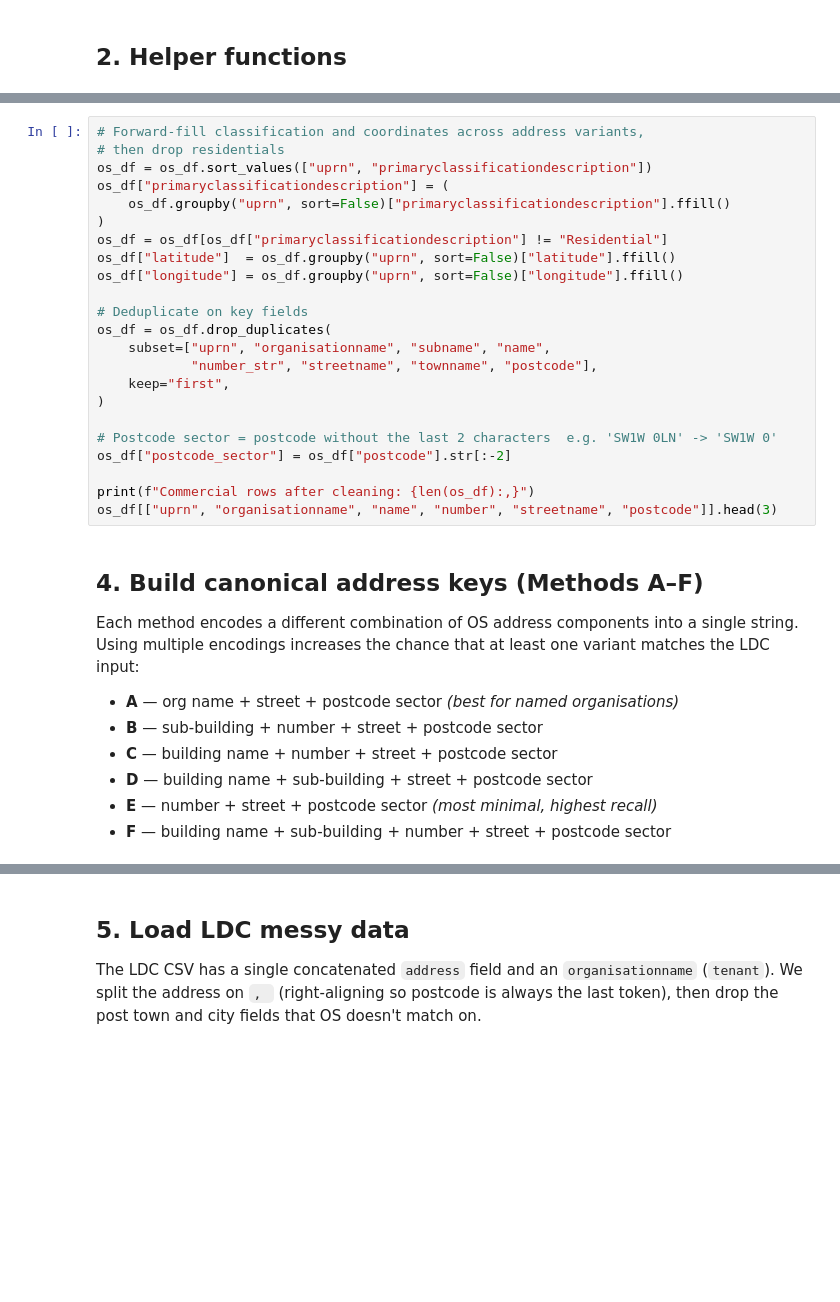
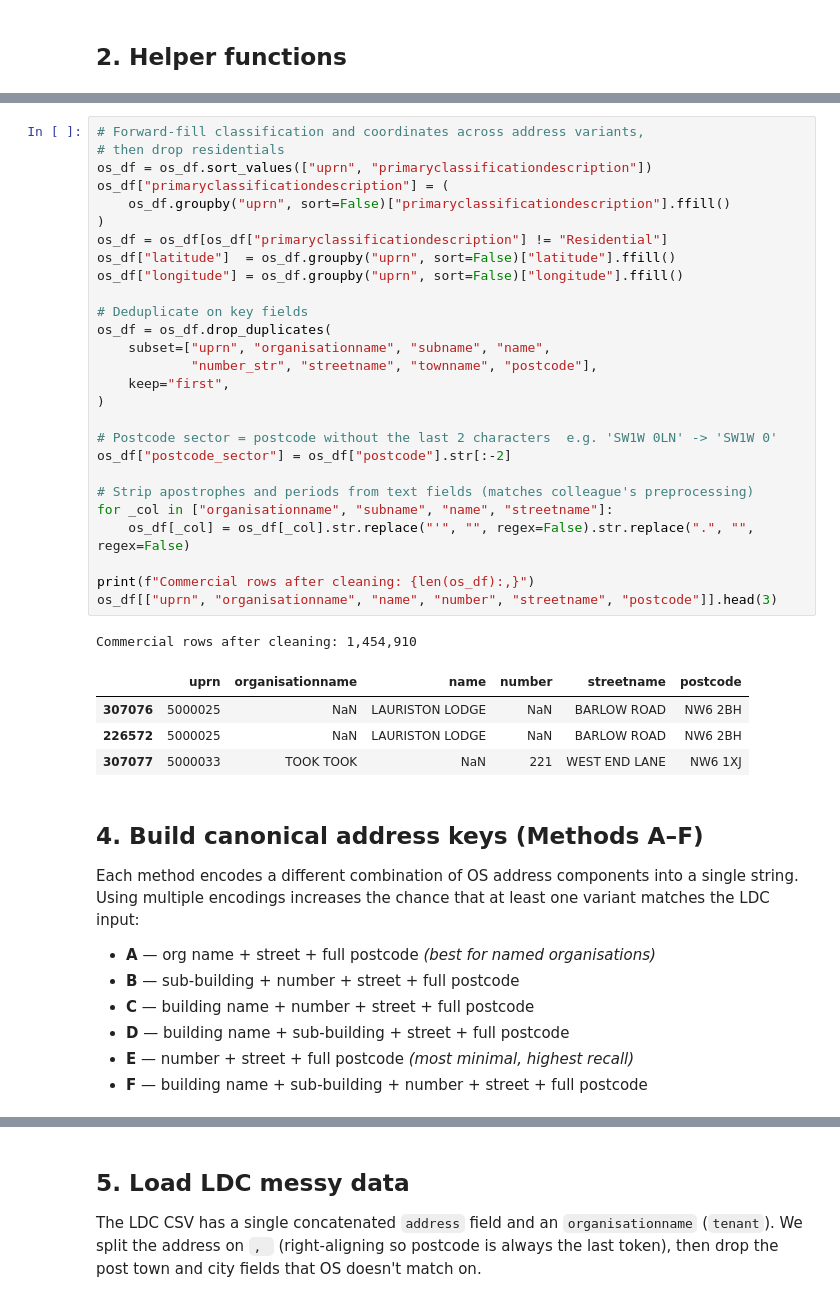
Before and after one commit to Greater-London-Authority/UKAM, a Jupyter notebook: glaam_matching.ipynb, the cells around one changed output, grey strips where cells are left out. Cells and saved outputs as stored; diff of their text form; blank space fills up the shorter version.

```diff
--- a/glaam_matching.ipynb
+++ b/glaam_matching.ipynb
@@ -267,26 +329,36 @@ print(f"Raw rows: {len(os_df):,}")
 # %%
 # Forward-fill classification and coordinates across address variants,
 # then drop residentials
 os_df = os_df.sort_values(["uprn", "primaryclassificationdescription"])
 os_df["primaryclassificationdescription"] = (
     os_df.groupby("uprn", sort=False)["primaryclassificationdescription"].ffill()
 )
 os_df = os_df[os_df["primaryclassificationdescription"] != "Residential"]
 os_df["latitude"]  = os_df.groupby("uprn", sort=False)["latitude"].ffill()
 os_df["longitude"] = os_df.groupby("uprn", sort=False)["longitude"].ffill()
 
 # Deduplicate on key fields
 os_df = os_df.drop_duplicates(
     subset=["uprn", "organisationname", "subname", "name",
             "number_str", "streetname", "townname", "postcode"],
     keep="first",
 )
 
 # Postcode sector = postcode without the last 2 characters  e.g. 'SW1W 0LN' -> 'SW1W 0'
 os_df["postcode_sector"] = os_df["postcode"].str[:-2]
 
+# Strip apostrophes and periods from text fields (matches colleague's preprocessing)
+for _col in ["organisationname", "subname", "name", "streetname"]:
+    os_df[_col] = os_df[_col].str.replace("'", "", regex=False).str.replace(".", "", regex=False)
+
 print(f"Commercial rows after cleaning: {len(os_df):,}")
 os_df[["uprn", "organisationname", "name", "number", "streetname", "postcode"]].head(3)
+# %% [output]
+Commercial rows after cleaning: 1,454,910
+|  | uprn | organisationname | name | number | streetname | postcode |
+| 307076 | 5000025 | NaN | LAURISTON LODGE | NaN | BARLOW ROAD | NW6 2BH |
+| 226572 | 5000025 | NaN | LAURISTON LODGE | NaN | BARLOW ROAD | NW6 2BH |
+| 307077 | 5000033 | TOOK TOOK | NaN | 221 | WEST END LANE | NW6 1XJ |
 # %% [markdown]
 ## 4. Build canonical address keys (Methods A–F)
 
@@ -294,10 +366,10 @@ Each method encodes a different combination of OS address components into a sing
 string. Using multiple encodings increases the chance that at least one variant
 matches the LDC input:
 
-- **A** — org name + street + postcode sector *(best for named organisations)*
-- **B** — sub-building + number + street + postcode sector
-- **C** — building name + number + street + postcode sector
-- **D** — building name + sub-building + street + postcode sector
-- **E** — number + street + postcode sector *(most minimal, highest recall)*
-- **F** — building name + sub-building + number + street + postcode sector
+- **A** — org name + street + full postcode *(best for named organisations)*
+- **B** — sub-building + number + street + full postcode
+- **C** — building name + number + street + full postcode
+- **D** — building name + sub-building + street + full postcode
+- **E** — number + street + full postcode *(most minimal, highest recall)*
+- **F** — building name + sub-building + number + street + full postcode
 # %%
```
Also changed, not shown: parts of 29 cells of this notebook, 3 other files.
